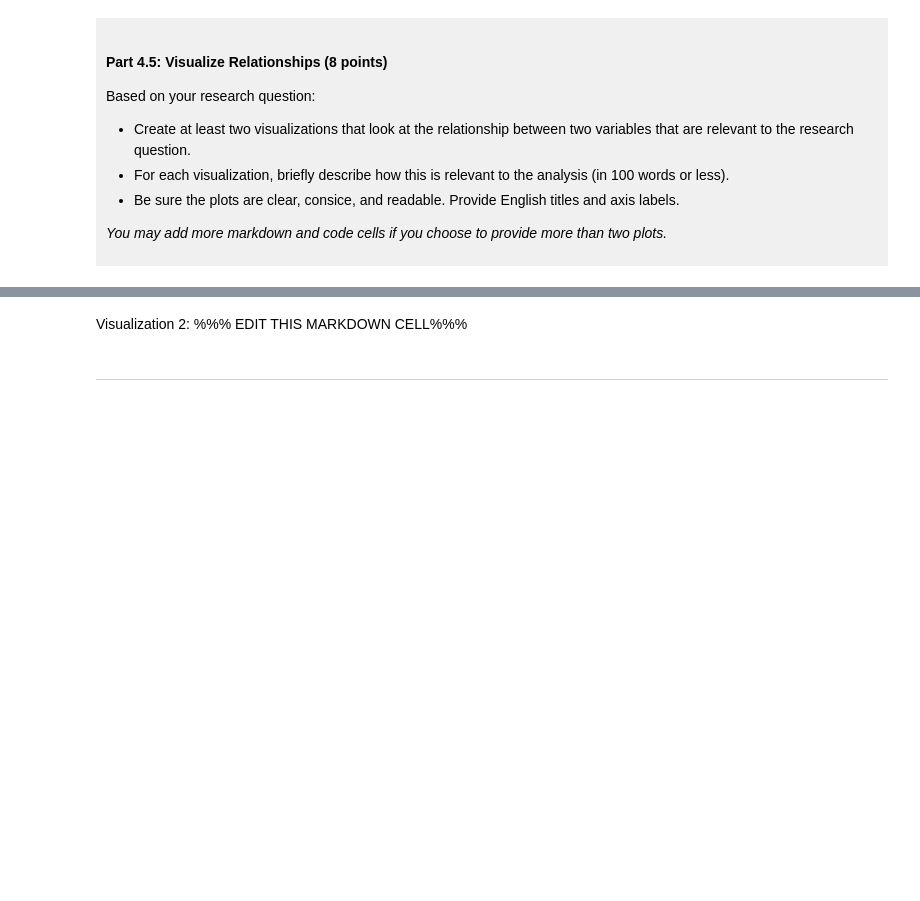
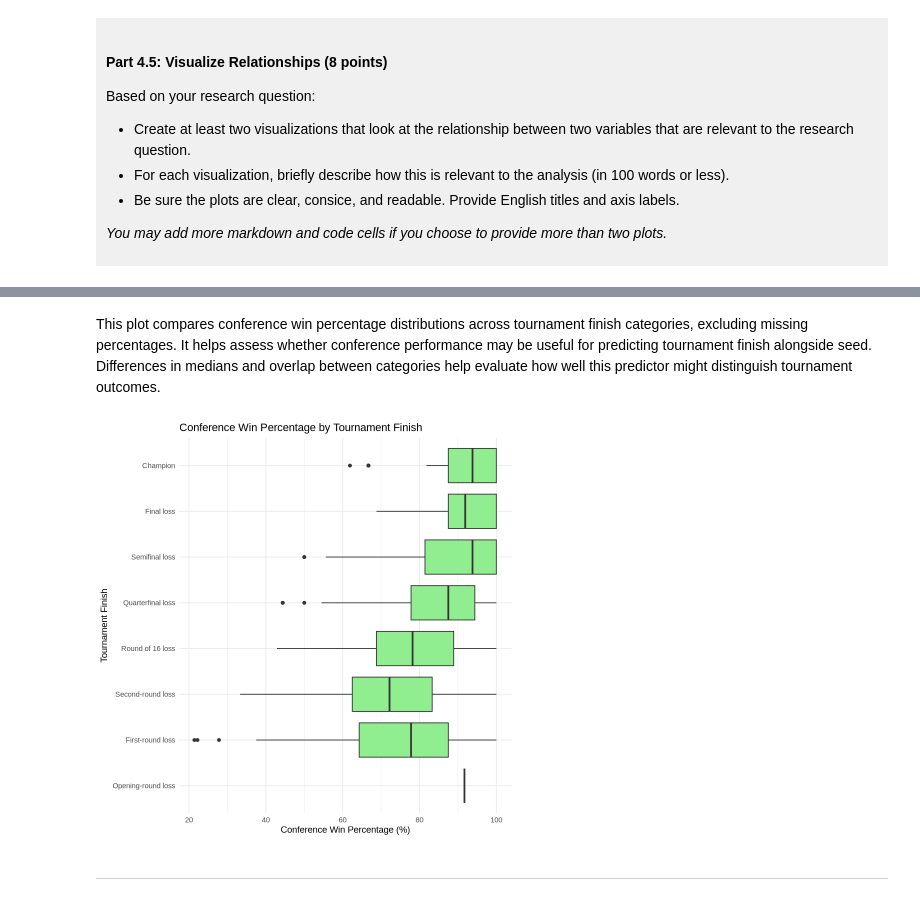
Before and after one commit to kyson17/dsci-100-project-shuren-wang, a Jupyter notebook: dsci-100-project-notebook.ipynb, the cells around one changed output, grey strips where cells are left out. Drawn from its saved outputs; the diff is of its cells as text; code cells hidden in the pictures; blank space fills up the shorter version.

```diff
--- a/dsci-100-project-notebook.ipynb
+++ b/dsci-100-project-notebook.ipynb
@@ -328,7 +454,24 @@ Visualization 1: %%% EDIT THIS MARKDOWN CELL%%%
 # %% [markdown]
-Visualization 2: %%% EDIT THIS MARKDOWN CELL%%%
+This plot compares conference win percentage distributions across tournament finish categories, excluding missing percentages. It helps assess whether conference performance may be useful for predicting tournament finish alongside seed. Differences in medians and overlap between categories help evaluate how well this predictor might distinguish tournament outcomes.
 # %%
-### EDIT THIS CODE CELL FOR VISUALIZATION 2###
+# Compare conference win percentages across tournament outcomes
+basketball_tidy |>
+  filter(!is.na(conf_wins_pct)) |>
+  ggplot(aes(x = tourney_finish, y = conf_wins_pct)) +
+  geom_boxplot(fill = "lightgreen") +
+  scale_x_discrete(
+    limits = finish_order,
+    labels = finish_labels
+  ) +
+  coord_flip() +
+  labs(
+    title = "Conference Win Percentage by Tournament Finish",
+    x = "Tournament Finish",
+    y = "Conference Win Percentage (%)"
+  ) +
+  theme_minimal()
+# %% [output]
+[figure, added]
 # %% [markdown]
 ------
 # %% [markdown]
```
Also changed, not shown: parts of 8 cells of this notebook.
